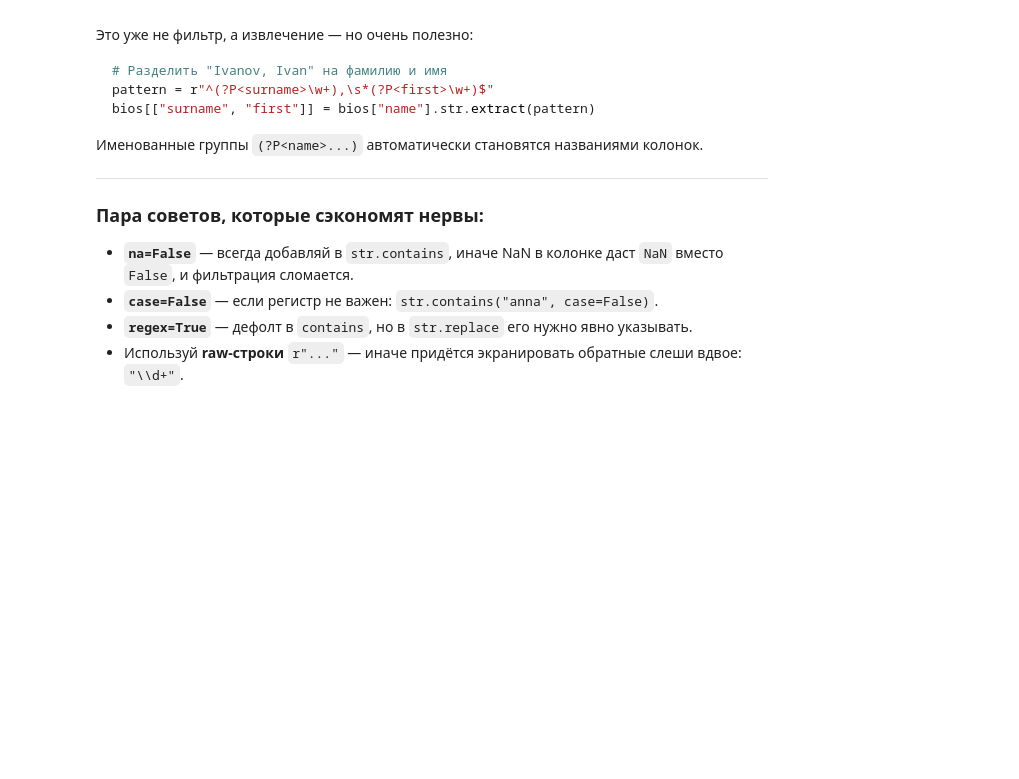
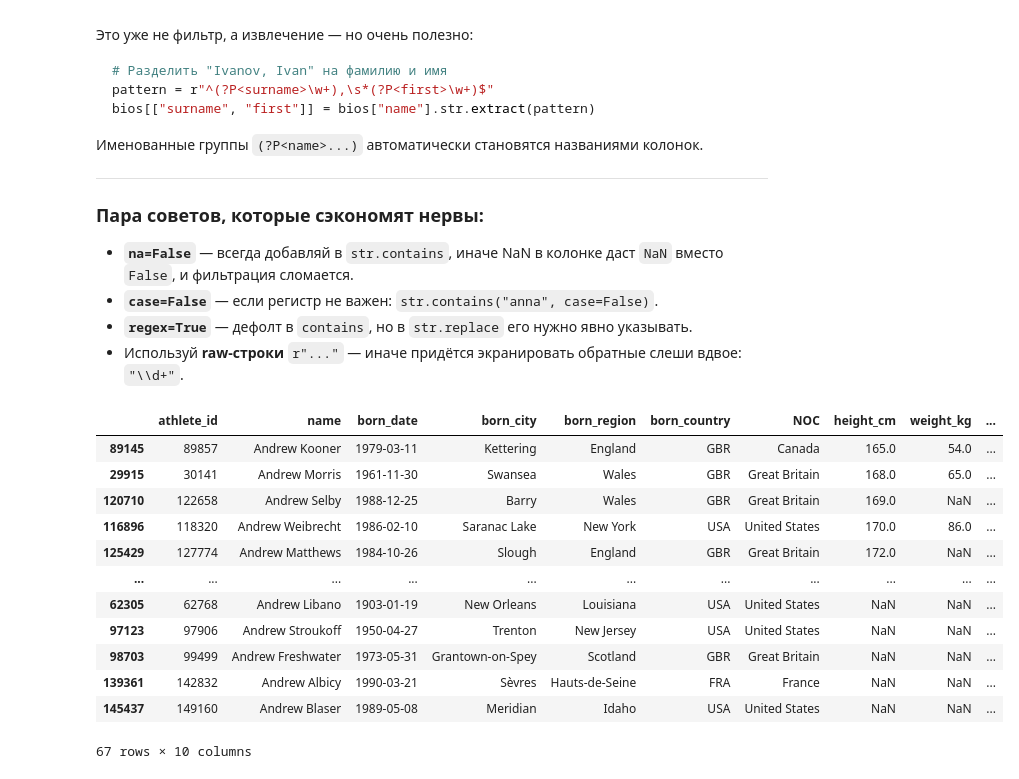
Before and after one commit to KidIsKing/learn_pandas, a Jupyter notebook: tutorial.ipynb, the cells around one changed output. Cells and saved outputs as stored; diff of their text form; code cells hidden in the pictures; blank space fills up the shorter version.

```diff
--- a/tutorial.ipynb
+++ b/tutorial.ipynb
@@ -537,3 +534,22 @@ bios[["surname", "first"]] = bios["name"].str.extract(pattern)
 - **`case=False`** — если регистр не важен: `str.contains("anna", case=False)`.
 - **`regex=True`** — дефолт в `contains`, но в `str.replace` его нужно явно указывать.
 - Используй **raw-строки** `r"..."` — иначе придётся экранировать обратные слеши вдвое: `"\\d+"`.
+# %%
+bios[bios["born_country"].isin(["USA", "FRA", "GBR"]) & (bios["name"].str.startswith("Andrew"))]  # Комбинируем условия
+# | - логическое ИЛИ
+# .isin() - проверка столбца на наличие в нём точных совпадений с условием
+# .startswith() - проверка на начало строки
+# %% [output]
+|  | athlete_id | name | born_date | born_city | born_region | born_country | NOC | height_cm | weight_kg | ... |
+| 89145 | 89857 | Andrew Kooner | 1979-03-11 | Kettering | England | GBR | Canada | 165.0 | 54.0 | ... |
+| 29915 | 30141 | Andrew Morris | 1961-11-30 | Swansea | Wales | GBR | Great Britain | 168.0 | 65.0 | ... |
+| 120710 | 122658 | Andrew Selby | 1988-12-25 | Barry | Wales | GBR | Great Britain | 169.0 | NaN | ... |
+| 116896 | 118320 | Andrew Weibrecht | 1986-02-10 | Saranac Lake | New York | USA | United States | 170.0 | 86.0 | ... |
+| 125429 | 127774 | Andrew Matthews | 1984-10-26 | Slough | England | GBR | Great Britain | 172.0 | NaN | ... |
+| ... | ... | ... | ... | ... | ... | ... | ... | ... | ... | ... |
+| 62305 | 62768 | Andrew Libano | 1903-01-19 | New Orleans | Louisiana | USA | United States | NaN | NaN | ... |
+| 97123 | 97906 | Andrew Stroukoff | 1950-04-27 | Trenton | New Jersey | USA | United States | NaN | NaN | ... |
+| 98703 | 99499 | Andrew Freshwater | 1973-05-31 | Grantown-on-Spey | Scotland | GBR | Great Britain | NaN | NaN | ... |
+| 139361 | 142832 | Andrew Albicy | 1990-03-21 | Sèvres | Hauts-de-Seine | FRA | France | NaN | NaN | ... |
+| 145437 | 149160 | Andrew Blaser | 1989-05-08 | Meridian | Idaho | USA | United States | NaN | NaN | ... |
+67 rows × 10 columns
```
Also changed, not shown: parts of 8 cells of this notebook.
